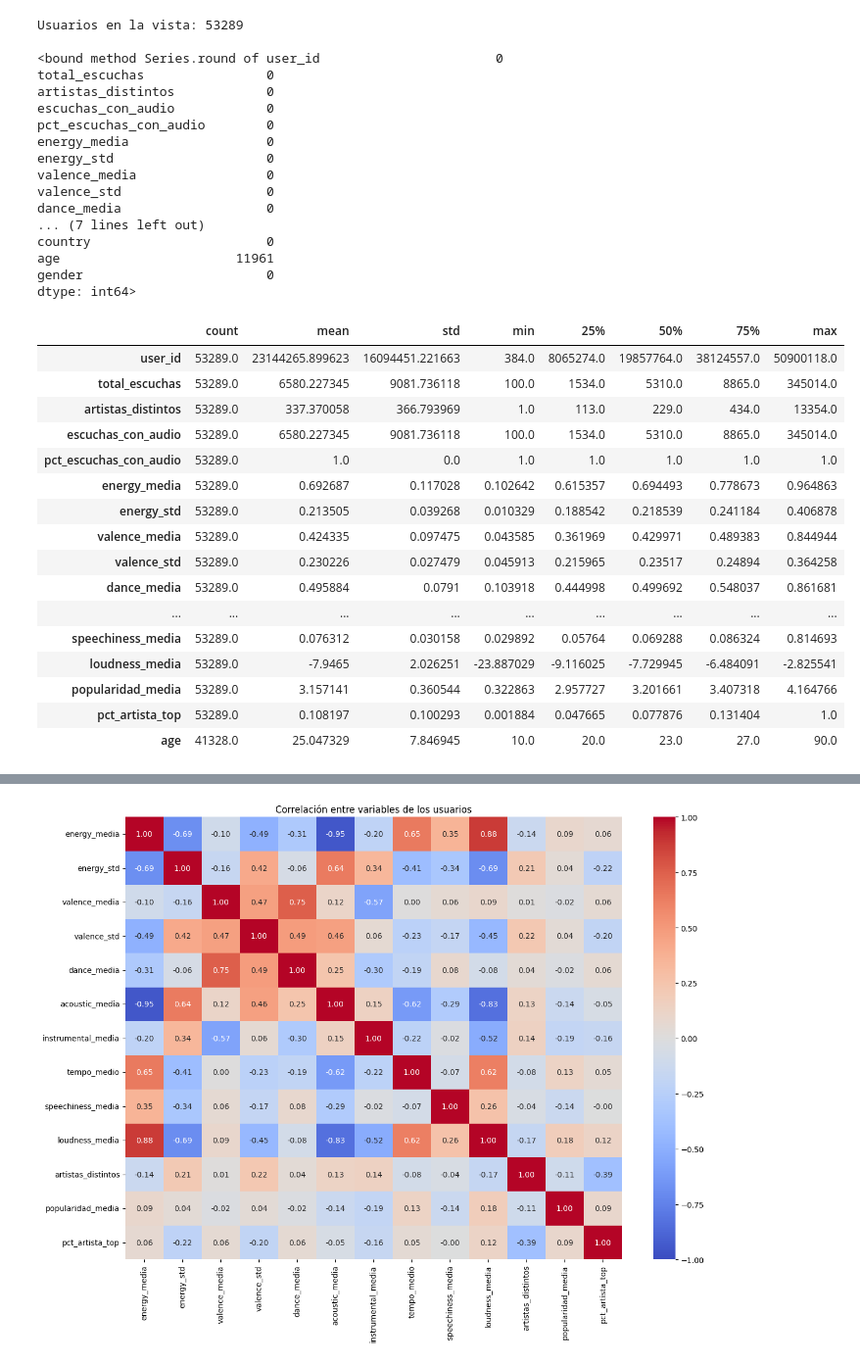
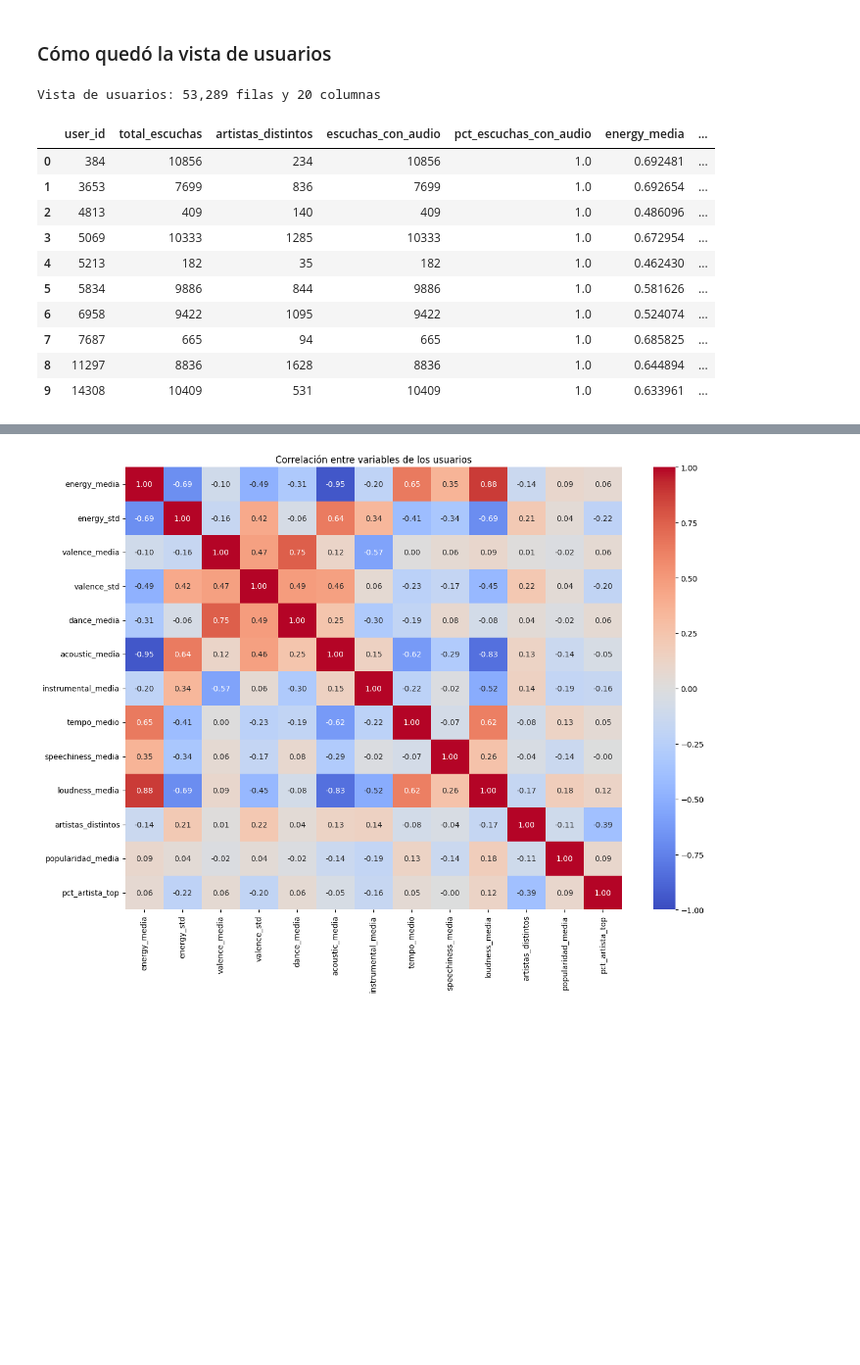
Before and after one commit to marianagrau99/musica-por-pais, a Jupyter notebook: mineria/03_vistas_minables_ml.ipynb, the cells around one changed output, grey strips where cells are left out. Shown at 98% size. Drawn from its saved outputs; the diff is of its cells as text; code cells hidden in the pictures; blank space fills up the shorter version.

```diff
--- a/mineria/03_vistas_minables_ml.ipynb
+++ b/mineria/03_vistas_minables_ml.ipynb
@@ -169,43 +127,19 @@ las escuchas de canciones que tienen datos de audio.
+# %% [markdown]
+### Cómo quedó la vista de usuarios
 # %%
-vista_usuarios = q(f"SELECT * FROM {ruta_sql('vista_usuarios')}")
-
-print("Usuarios en la vista:", len(vista_usuarios))
-print()
-print(vista_usuarios.isna().sum().round)
-
-vista_usuarios.describe().T.round(3)
+vista_usuarios = q(f"SELECT * FROM {ruta_sql('vista_usuarios')} ORDER BY user_id")
+print(f"Vista de usuarios: {len(vista_usuarios):,} filas y {len(vista_usuarios.columns)} columnas")
+display(vista_usuarios.head(10))
 # %% [output]
-Usuarios en la vista: 53289
-
-<bound method Series.round of user_id                       0
-total_escuchas                0
-artistas_distintos            0
-escuchas_con_audio            0
-pct_escuchas_con_audio        0
-energy_media                  0
-energy_std                    0
-valence_media                 0
-valence_std                   0
-dance_media                   0
-... (7 lines left out)
-country                       0
-age                       11961
-gender                        0
-dtype: int64>
+Vista de usuarios: 53,289 filas y 20 columnas
-|  | count | mean | std | min | 25% | 50% | 75% | max |
-| user_id | 53289.0 | 23144265.899623 | 16094451.221663 | 384.0 | 8065274.0 | 19857764.0 | 38124557.0 | 50900118.0 |
-| total_escuchas | 53289.0 | 6580.227345 | 9081.736118 | 100.0 | 1534.0 | 5310.0 | 8865.0 | 345014.0 |
-| artistas_distintos | 53289.0 | 337.370058 | 366.793969 | 1.0 | 113.0 | 229.0 | 434.0 | 13354.0 |
-| escuchas_con_audio | 53289.0 | 6580.227345 | 9081.736118 | 100.0 | 1534.0 | 5310.0 | 8865.0 | 345014.0 |
-| pct_escuchas_con_audio | 53289.0 | 1.0 | 0.0 | 1.0 | 1.0 | 1.0 | 1.0 | 1.0 |
-| energy_media | 53289.0 | 0.692687 | 0.117028 | 0.102642 | 0.615357 | 0.694493 | 0.778673 | 0.964863 |
-| energy_std | 53289.0 | 0.213505 | 0.039268 | 0.010329 | 0.188542 | 0.218539 | 0.241184 | 0.406878 |
-| valence_media | 53289.0 | 0.424335 | 0.097475 | 0.043585 | 0.361969 | 0.429971 | 0.489383 | 0.844944 |
-| valence_std | 53289.0 | 0.230226 | 0.027479 | 0.045913 | 0.215965 | 0.23517 | 0.24894 | 0.364258 |
-| dance_media | 53289.0 | 0.495884 | 0.0791 | 0.103918 | 0.444998 | 0.499692 | 0.548037 | 0.861681 |
-| ... | ... | ... | ... | ... | ... | ... | ... | ... |
-| speechiness_media | 53289.0 | 0.076312 | 0.030158 | 0.029892 | 0.05764 | 0.069288 | 0.086324 | 0.814693 |
-| loudness_media | 53289.0 | -7.9465 | 2.026251 | -23.887029 | -9.116025 | -7.729945 | -6.484091 | -2.825541 |
-| popularidad_media | 53289.0 | 3.157141 | 0.360544 | 0.322863 | 2.957727 | 3.201661 | 3.407318 | 4.164766 |
-| pct_artista_top | 53289.0 | 0.108197 | 0.100293 | 0.001884 | 0.047665 | 0.077876 | 0.131404 | 1.0 |
-| age | 41328.0 | 25.047329 | 7.846945 | 10.0 | 20.0 | 23.0 | 27.0 | 90.0 |
+|  | user_id | total_escuchas | artistas_distintos | escuchas_con_audio | pct_escuchas_con_audio | energy_media | ... |
+| 0 | 384 | 10856 | 234 | 10856 | 1.0 | 0.692481 | ... |
+| 1 | 3653 | 7699 | 836 | 7699 | 1.0 | 0.692654 | ... |
+| 2 | 4813 | 409 | 140 | 409 | 1.0 | 0.486096 | ... |
+| 3 | 5069 | 10333 | 1285 | 10333 | 1.0 | 0.672954 | ... |
+| 4 | 5213 | 182 | 35 | 182 | 1.0 | 0.462430 | ... |
+| 5 | 5834 | 9886 | 844 | 9886 | 1.0 | 0.581626 | ... |
+| 6 | 6958 | 9422 | 1095 | 9422 | 1.0 | 0.524074 | ... |
+| 7 | 7687 | 665 | 94 | 665 | 1.0 | 0.685825 | ... |
+| 8 | 11297 | 8836 | 1628 | 8836 | 1.0 | 0.644894 | ... |
+| 9 | 14308 | 10409 | 531 | 10409 | 1.0 | 0.633961 | ... |
```
Also changed, not shown: parts of 46 cells of this notebook.
